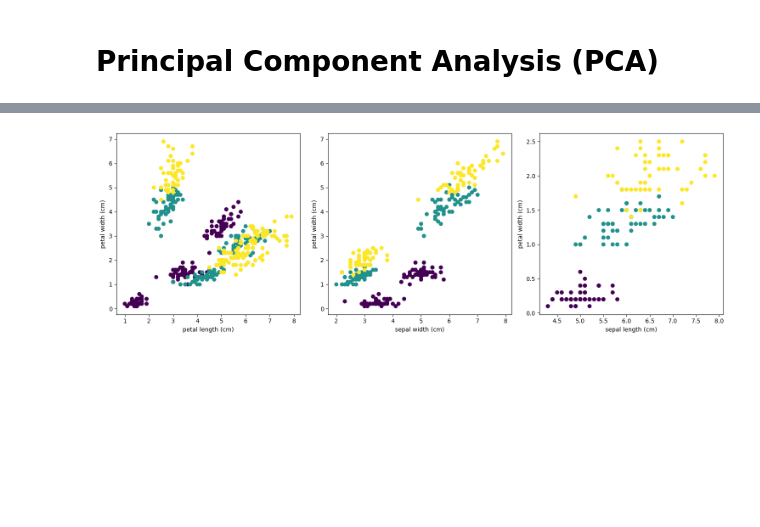
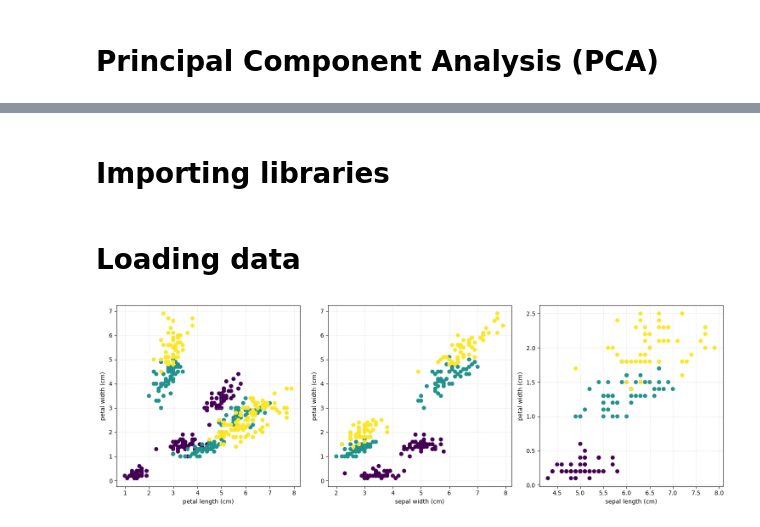
Before and after one commit to Igor-Kuts/Projects, a Jupyter notebook: Machine Learning/pca_analysis.ipynb, the cells around one changed output, grey strips where cells are left out. Cells and saved outputs as stored; diff of their text form; code cells hidden in the pictures; blank space fills up the shorter version.

```diff
--- a/Machine Learning/pca_analysis.ipynb
+++ b/Machine Learning/pca_analysis.ipynb
@@ -41,25 +52,2 @@ feature_names = data['feature_names']
-# %%
-import numpy as np
-import matplotlib.pyplot as plt
-from mpl_toolkits.mplot3d import Axes3D
-from sklearn import datasets
-
-# Load the Iris dataset
-data = datasets.load_iris()
-iris_features = data['data']
-iris_labels = data['target']
-
-# Create 2D scatter plots for different feature combinations
-plt.figure(figsize=(15, 5))
-for i in range(4):
-    for j in range(i+1, 4):
-        plt.subplot(1, 3, j-i)
-        # c=Y: This argument specifies the color for each data point based on the values in the Y variable
-        # (class labels). Each unique value in Y will be mapped to a specific color in the scatter plot.
-        plt.scatter(iris_features[:, i], iris_features[:, j], c=iris_labels, cmap='viridis')
-        plt.xlabel(feature_names[i])
-        plt.ylabel(feature_names[j])
-plt.tight_layout()
-plt.show()
-# %% [output]
-[figure, removed]
+# %% [markdown]
+# Importing libraries
@@ -66 +60,26 @@ plt.show()
+# %% [markdown]
+# Loading data
+# %%
+# Load the Iris dataset
+data = datasets.load_iris()
+iris_features = data['data']
+iris_labels = data['target']
+feature_names = data['feature_names']
+
+# Create 2D scatter plots for different feature combinations
+plt.figure(figsize=(15, 5))
+for i in range(4):
+    for j in range(i+1, 4):
+        plt.subplot(1, 3, j-i)
+        # c=Y: This argument specifies the color for each data point based on the values in the Y variable
+        # (class labels). Each unique value in Y will be mapped to a specific color in the scatter plot.
+        plt.scatter(iris_features[:, i], iris_features[:, j], c=iris_labels, cmap='viridis')
+        plt.xlabel(feature_names[i])
+        plt.ylabel(feature_names[j])
+        plt.grid(True, ls='dashed', alpha=0.3)
+
+plt.tight_layout()
+plt.show()
+# %% [output]
+[figure, added]
 # %% [markdown]
```
Also changed, not shown: parts of 13 cells of this notebook.
